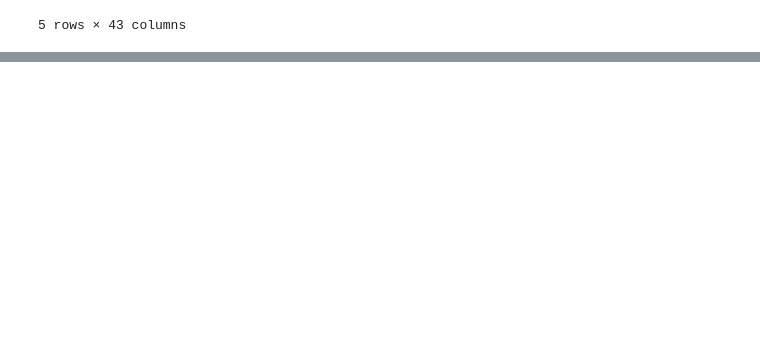
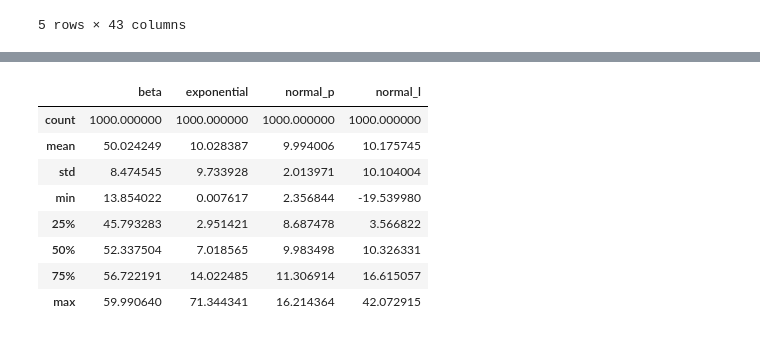
Before and after one commit to madskillskill/sf_data_science, a Jupyter notebook: EDA-3/wine.ipynb, the cells around one changed output, grey strips where cells are left out. Cells and saved outputs as stored; diff of their text form; code cells hidden in the pictures; blank space fills up the shorter version.

```diff
--- a/EDA-3/wine.ipynb
+++ b/EDA-3/wine.ipynb
@@ -335,3 +335,26 @@ df.head()
 | 3 | 22 | Italy | Delicate aromas recall white flow... | Ficiligno | 87 | 19.000000 | Sicily & Sardinia | Sicilia | Kerin O’Keefe | ... |
 | 4 | 24 | Italy | Aromas of prune, blackcurrant, to... | Aynat | 87 | 35.000000 | Sicily & Sardinia | Sicilia | Kerin O’Keefe | ... |
 5 rows × 43 columns
+# %%
+import numpy as np
+import pandas as pd
+
+np.random.seed(34)
+
+from sklearn import preprocessing
+
+import matplotlib
+import matplotlib.pyplot as plt
+import seaborn as sns
+
+%matplotlib inline
+matplotlib.style.use('ggplot')
+
+ef = pd.DataFrame({
+    'beta': np.random.beta(5,1,1000) * 60,
+    'exponential': np.random.exponential(10,1000),
+    'normal_p': np.random.normal(10,2,1000),
+    'normal_l': np.random.normal(10,10,1000)
+})
+
+col_names = list(ef.columns)
@@ -337,0 +374,12 @@ df.head()
+# %%
+ef.describe()
+# %% [output]
+|  | beta | exponential | normal_p | normal_l |
+| count | 1000.000000 | 1000.000000 | 1000.000000 | 1000.000000 |
+| mean | 50.024249 | 10.028387 | 9.994006 | 10.175745 |
+| std | 8.474545 | 9.733928 | 2.013971 | 10.104004 |
+| min | 13.854022 | 0.007617 | 2.356844 | -19.539980 |
+| 25% | 45.793283 | 2.951421 | 8.687478 | 3.566822 |
+| 50% | 52.337504 | 7.018565 | 9.983498 | 10.326331 |
+| 75% | 56.722191 | 14.022485 | 11.306914 | 16.615057 |
+| max | 59.990640 | 71.344341 | 16.214364 | 42.072915 |
```
Also changed, not shown: parts of 10 cells of this notebook, 1 other file.
